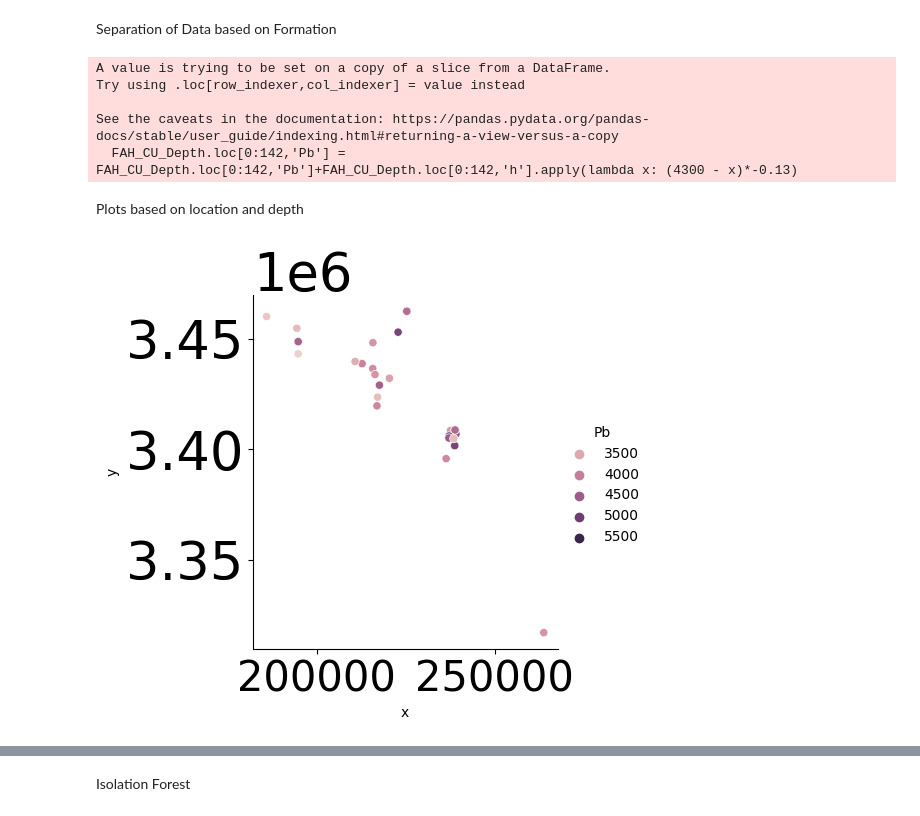
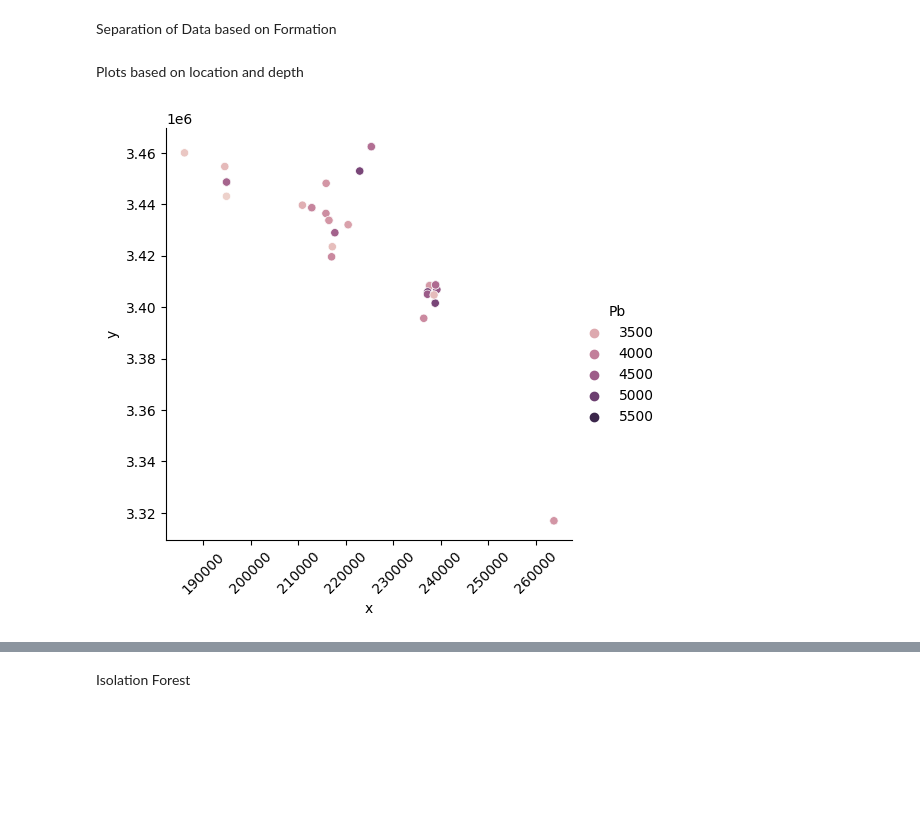
Before and after one commit to Mahdimamara/PVT, a Jupyter notebook: PVT.ipynb, the cells around one changed output, grey strips where cells are left out. Saved outputs shown, nothing was run; the diff lists cells and outputs as text; code cells hidden in the pictures; blank space fills up the shorter version.

```diff
--- a/PVT.ipynb
+++ b/PVT.ipynb
@@ -37,43 +37,34 @@ std_data.drop(labels=['GOR','Bo', 'API', 'Comp','C12+' ,'MW_Res'],axis= 1,inplac
 # %% [markdown]
 Separation of Data based on Formation
 # %%
-FAH_C = standard_data_comp[(standard_data_comp.form == "FAH")]
-ILM_C = standard_data_comp[(standard_data_comp.form == "ILM")]
-SAR_C = standard_data_comp[(standard_data_comp.form == "SAR")]
-GAD_C = standard_data_comp[(standard_data_comp.form == "GAD")]
-KZH_C = standard_data_comp[(standard_data_comp.form == "KZH")]
-ASM_C = standard_data_comp[(standard_data_comp.form == "ASM")]
+FAH_S = std_data[(std_data.form == "FAH")]
+ILM_S = std_data[(std_data.form == "ILM")]
+SAR_S = std_data[(std_data.form == "SAR")]
+GAD_S = std_data[(std_data.form == "GAD")]
+KZH_S = std_data[(std_data.form == "KZH")]
+ASM_S = std_data[(std_data.form == "ASM")]
 
-FAH_CU = data_comp[(data_comp.form == "FAH")]
-ILM_CU = data_comp[(data_comp.form == "ILM")]
-SAR_CU = data_comp[(data_comp.form == "SAR")]
-GAD_CU = data_comp[(data_comp.form == "GAD")]
-KZH_CU = data_comp[(data_comp.form == "KZH")]
-ASM_CU = data_comp[(data_comp.form == "ASM")]
+FAH = data[(data.form == "FAH")]
+ILM = data[(data.form == "ILM")]
+SAR = data[(data.form == "SAR")]
+GAD = data[(data.form == "GAD")]
+KZH = data[(data.form == "KZH")]
+ASM = data[(data.form == "ASM")]
 
-FAH = FAH_C.loc[0:142,'Pb':]
-ILM = ILM_C.loc[0:142,'Pb':]
-SAR = SAR_C.loc[0:142,'Pb':]
-GAD = GAD_C.loc[0:142,'Pb':]
-KZH = KZH_C.loc[0:142,'Pb':]
-ASM = ASM_C.loc[0:142,'Pb':]
-
-FAH_CU_Depth = data_comp[(data_comp.form == "FAH")]
-FAH_CU_Depth.loc[0:142,'Pb'] = FAH_CU_Depth.loc[0:142,'Pb']+FAH_CU_Depth.loc[0:142,'h'].apply(lambda x: (4300 - x)*-0.13)
+Pb_FAH_Depth_Corr = FAH.loc[0:142,'Pb']+FAH.loc[0:142,'h'].apply(lambda x: (4300 - x)*-0.13)
+Pb_FAH_Depth_Corr = pd.DataFrame(Pb_FAH_Depth_Corr)
+Pb_FAH_Depth_Corr[1] = FAH.loc[0:142,'h']
 
 #sns.pairplot(FAH)
 #plt.show()
-# %% [output]
-A value is trying to be set on a copy of a slice from a DataFrame.
-Try using .loc[row_indexer,col_indexer] = value instead
-
-See the caveats in the documentation: https://pandas.pydata.org/pandas-docs/stable/user_guide/indexing.html#returning-a-view-versus-a-copy
-  FAH_CU_Depth.loc[0:142,'Pb'] = FAH_CU_Depth.loc[0:142,'Pb']+FAH_CU_Depth.loc[0:142,'h'].apply(lambda x: (4300 - x)*-0.13)
 # %% [markdown]
 Plots based on location and depth
 # %%
-sns.relplot(data=FAH_CU, x="x", y="y", hue="Pb", sizes=(10, 200))
+plt.rc('xtick', labelsize=10)    # fontsize of the tick labels
+plt.rc('ytick', labelsize=10)    # fontsize of the tick labels
+sns.relplot(data=FAH, x="x", y="y", hue="Pb")
+plt.xticks(rotation = 45)
 plt.show()
 # %% [output]
-[figure, old version]
+[figure, new version]
 # %%
```
Also changed, not shown: parts of 7 cells of this notebook.
